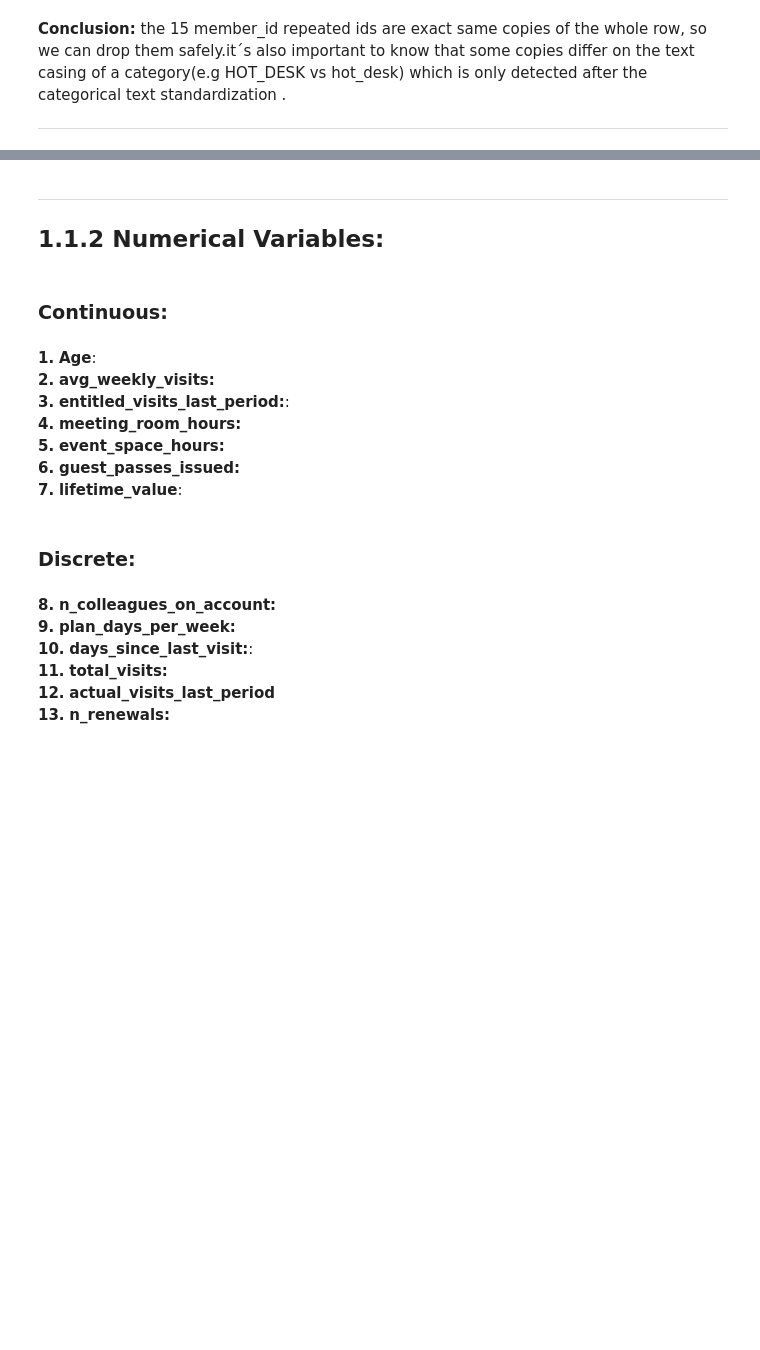
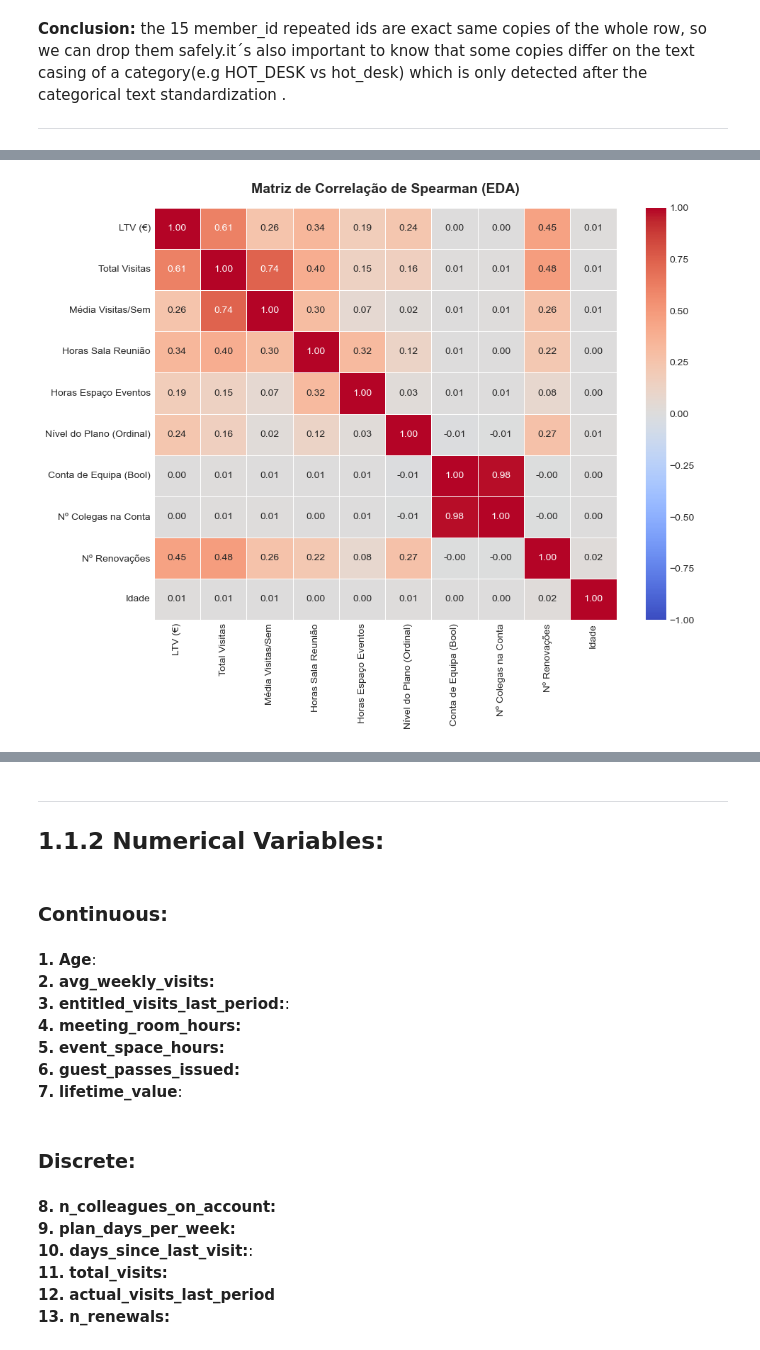
Before and after one commit to Diogosousa03/DM_Grupo18, a Jupyter notebook: notebooks/Group18_EDA_Code.ipynb, the cells around one changed output, grey strips where cells are left out. Cells and saved outputs as stored; diff of their text form; code cells hidden in the pictures; blank space fills up the shorter version.

```diff
--- a/notebooks/Group18_EDA_Code.ipynb
+++ b/notebooks/Group18_EDA_Code.ipynb
@@ -229,0 +546,99 @@ The dataset has different datatypes across 31 different variables (columns)
+# %%
+# Configuração visual do Seaborn/Matplotlib
+plt.style.use('seaborn-v0_8-whitegrid')
+
+# -------------------------------------------------------------------------
+# 1. CÓPIA TEMPORÁRIA PARA EDA DE CORRELAÇÕES
+# -------------------------------------------------------------------------
+df_eda = df.copy()
+
+# Tratamento temporário de LTV e variáveis numéricas
+df_eda['lifetime_value_clean'] = pd.to_numeric(
+    df_eda['lifetime_value'].astype(str).str.replace(r'[^\d.-]', '', regex=True),
+    errors='coerce'
+)
+df_eda.loc[df_eda['lifetime_value_clean'] < 0, 'lifetime_value_clean'] = np.nan
+df_eda.loc[(df_eda['age'] < 16) | (df_eda['age'] > 100), 'age'] = np.nan
+
+for col in ['total_visits', 'avg_weekly_visits', 'meeting_room_hours', 'event_space_hours', 'n_colleagues_on_account']:
+    if col in df_eda.columns:
+        df_eda.loc[df_eda[col] < 0, col] = np.nan
+
+# Mapeamento ordinal para a hierarquia do nível de plano (Plan Tier)
+plan_order_map = {
+    'flex': 1,
+    'hot_desk': 2, 'hot desk': 2, 'hotdesk': 2,
+    'dedicated_desk': 3, 'dedicated desk': 3, 'dedicateddesk': 3,
+    'full_time': 4, 'fulltime': 4, 'full time': 4,
+    'private_office': 5, 'private office': 5, 'privateoffice': 5
+}
+df_eda['plan_tier_code'] = df_eda['plan_tier'].astype(str).str.strip().str.lower().map(plan_order_map)
+
+# -------------------------------------------------------------------------
+# 2. HEATMAP DE CORRELAÇÃO DE SPEARMAN
+# -------------------------------------------------------------------------
+corr_cols = [
+    'lifetime_value_clean', 'total_visits', 'avg_weekly_visits',
+    'meeting_room_hours', 'event_space_hours', 'plan_tier_code',
+    'is_team_account', 'n_colleagues_on_account', 'n_renewals', 'age'
+]
+
+# Método de Spearman é ideal para lidar com dados assimétricos (skewed)
+corr_matrix = df_eda[corr_cols].corr(method='spearman')
+
+labels = {
+    'lifetime_value_clean': 'LTV (€)',
+    'total_visits': 'Total Visitas',
+    'avg_weekly_visits': 'Média Visitas/Sem',
+    'meeting_room_hours': 'Horas Sala Reunião',
+    'event_space_hours': 'Horas Espaço Eventos',
+    'plan_tier_code': 'Nível do Plano (Ordinal)',
+    'is_team_account': 'Conta de Equipa (Bool)',
+    'n_colleagues_on_account': 'Nº Colegas na Conta',
+    'n_renewals': 'Nº Renovações',
+    'age': 'Idade'
+}
+corr_matrix_labeled = corr_matrix.rename(index=labels, columns=labels)
+
+plt.figure(figsize=(10, 8))
+sns.heatmap(corr_matrix_labeled, annot=True, fmt='.2f', cmap='coolwarm', vmin=-1, vmax=1, linewidths=0.5)
+plt.title('Matriz de Correlação de Spearman (EDA)', fontsize=14, fontweight='bold', pad=15)
+plt.tight_layout()
+plt.show()
+
+# -------------------------------------------------------------------------
+# 3. ANÁLISE COMPARATIVA: CONTAS INDIVIDUAIS VS. EQUIPA
+# -------------------------------------------------------------------------
+fig, axes = plt.subplots(1, 2, figsize=(14, 6))
+
+# Boxplot LTV
+sns.boxplot(data=df_eda, x='is_team_account', y='lifetime_value_clean', ax=axes[0], palette='Set1')
+axes[0].set_title('Lifetime Value: Contas Individuais vs. Equipa', fontsize=12, fontweight='bold')
+axes[0].set_xticklabels(['Individual (False)', 'Equipa (True)'])
+axes[0].set_xlabel('Tipo de Conta')
+axes[0].set_ylabel('Lifetime Value (€)')
+
+# Boxplot Total Visitas
+sns.boxplot(data=df_eda, x='is_team_account', y='total_visits', ax=axes[1], palette='Set1')
+axes[1].set_title('Total de Visitas: Contas Individuais vs. Equipa', fontsize=12, fontweight='bold')
+axes[1].set_xticklabels(['Individual (False)', 'Equipa (True)'])
+axes[1].set_xlabel('Tipo de Conta')
+axes[1].set_ylabel('Total de Visitas')
+
+plt.tight_layout()
+plt.show()
+
+# Resumo Estatístico Comparativo
+team_summary = df_eda.groupby('is_team_account').agg(
+    total_membros=('member_id', 'count'),
+    ltv_mediano=('lifetime_value_clean', 'median'),
+    ltv_medio=('lifetime_value_clean', 'mean'),
+    visitas_medianas=('total_visits', 'median'),
+    visitas_medias=('total_visits', 'mean'),
+    media_colegas=('n_colleagues_on_account', 'mean')
+).round(2)
+
+print("=== RESUMO COMPARATIVO: CONTAS INDIVIDUAIS VS. EQUIPA ===")
+display(team_summary)
+# %% [output]
+[figure, added]
```
Also changed, not shown: parts of 34 cells of this notebook.
